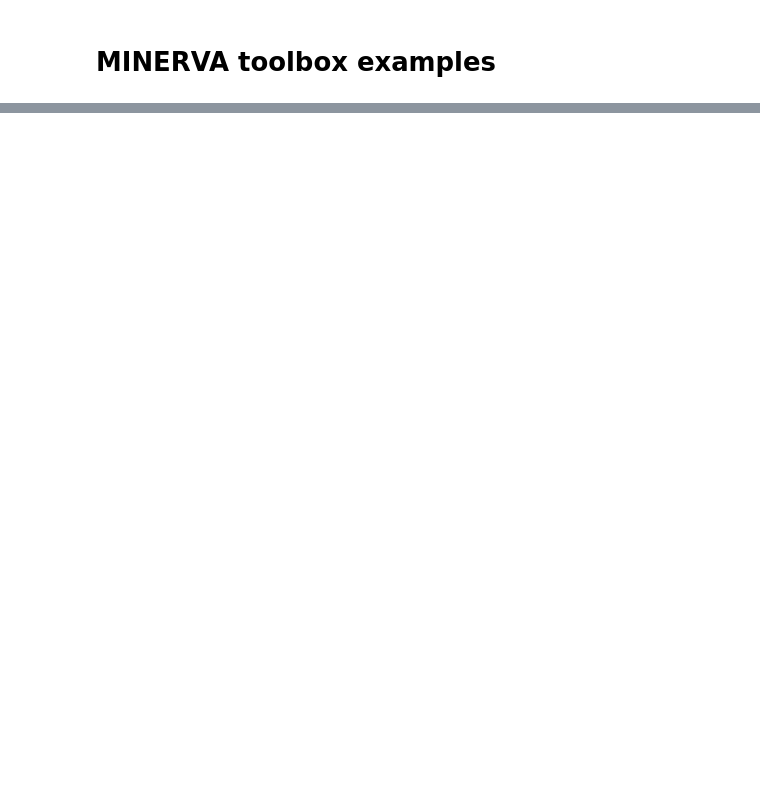
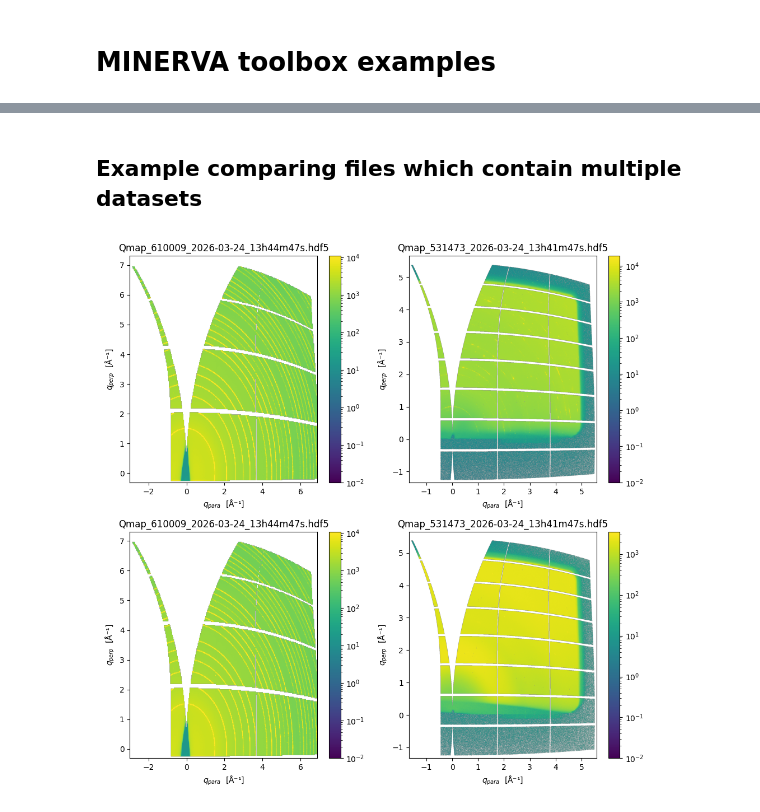
Before and after one commit to P-Mousley/MINERVA_training, a Jupyter notebook: MINERVA_calculations.ipynb, the cells around one changed output, grey strips where cells are left out. Saved outputs shown, nothing was run; the diff lists cells and outputs as text; code cells hidden in the pictures; blank space fills up the shorter version.

```diff
--- a/MINERVA_calculations.ipynb
+++ b/MINERVA_calculations.ipynb
@@ -84 +111,12 @@ compare_qmap_list(filepaths)
+# %% [markdown]
+## Example comparing files which contain multiple datasets
+# %%
+
+#filenames=['IvsQ_610009_2026-03-24_13h44m56s.hdf5','IvsQ_531473_2026-03-24_13h40m31s.hdf5']
+filenames=['Qmap_610009_2026-03-24_13h44m47s.hdf5','Qmap_531473_2026-03-24_13h41m47s.hdf5' ,'Qmap_610009_2026-03-24_13h44m47s.hdf5','Qmap_531473_2026-03-24_13h41m47s.hdf5' ]
+ind1vals=np.array([0,8,0,0])
+ind2vals=np.array([0,2,0,0])
+combo_plotter.plot_files(filenames,ind1vals,ind2vals,logscale=True)
+# %% [output]
+[figure, added]
 # %% [markdown]
```
Also changed, not shown: parts of 26 cells of this notebook, 1 other file.
